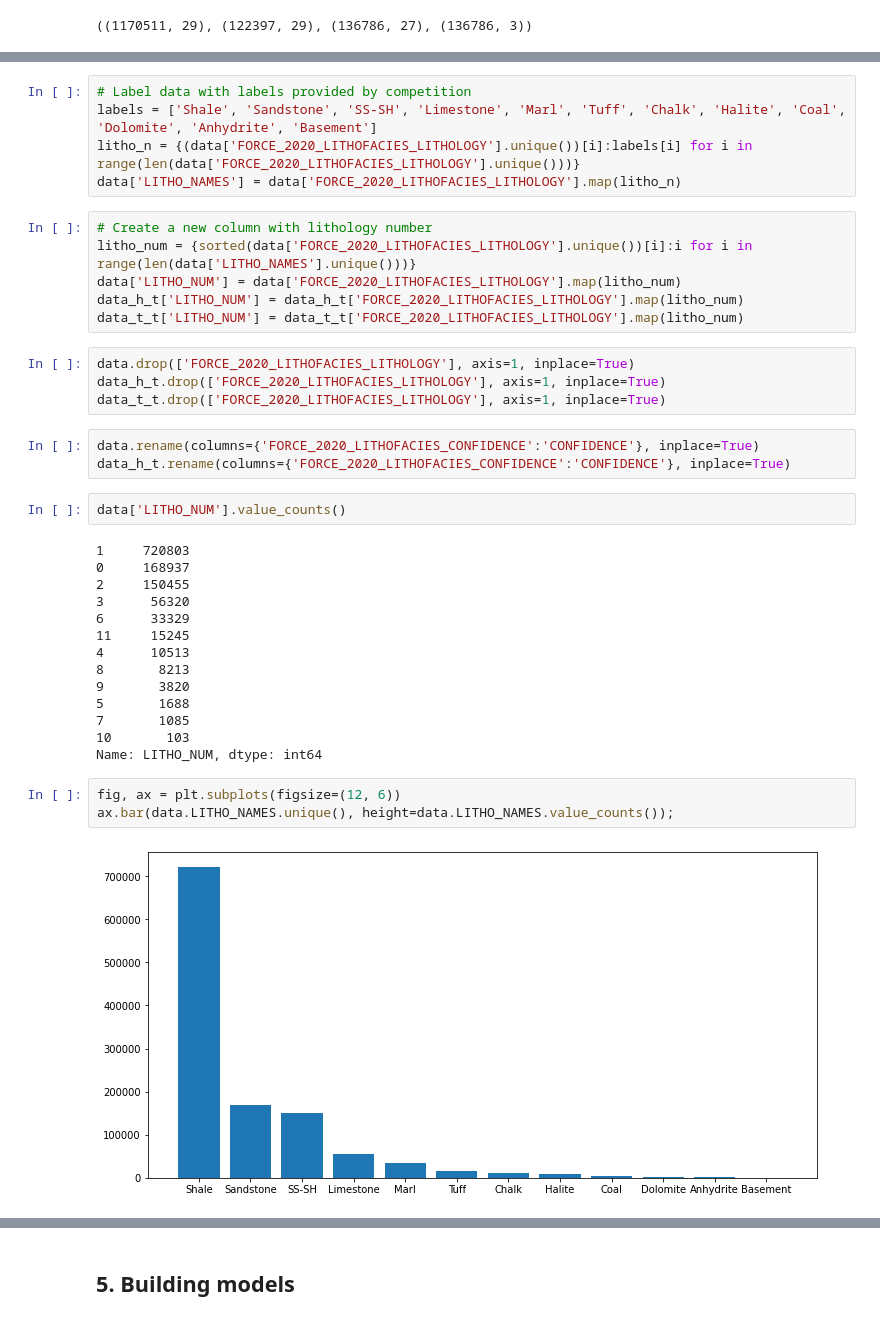
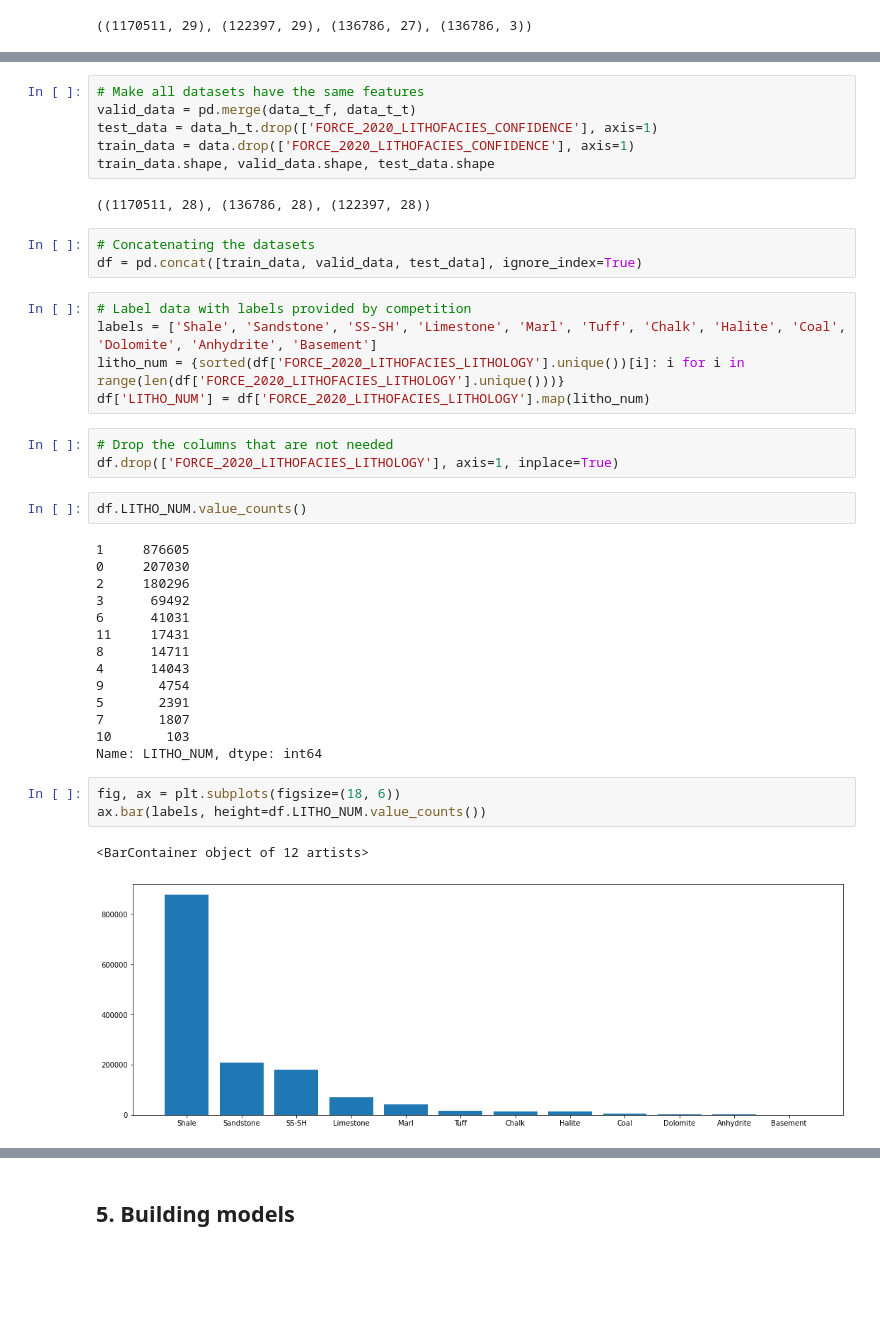
Before and after one commit to Dnbg1982/Oil-Gas-Projects, a Jupyter notebook: Exploration/Notebooks/LAS Files.ipynb, the cells around one changed output, grey strips where cells are left out. Drawn from its saved outputs; the diff is of its cells as text; blank space fills up the shorter version.

```diff
--- a/Exploration/Notebooks/LAS Files.ipynb
+++ b/Exploration/Notebooks/LAS Files.ipynb
@@ -232,40 +224,42 @@ Index(['FORCE_2020_LITHOFACIES_LITHOLOGY', 'FORCE_2020_LITHOFACIES_CONFIDENCE'],
+# %%
+# Make all datasets have the same features
+valid_data = pd.merge(data_t_f, data_t_t)
+test_data = data_h_t.drop(['FORCE_2020_LITHOFACIES_CONFIDENCE'], axis=1)
+train_data = data.drop(['FORCE_2020_LITHOFACIES_CONFIDENCE'], axis=1)
+train_data.shape, valid_data.shape, test_data.shape
+# %% [output]
+((1170511, 28), (136786, 28), (122397, 28))
+# %%
+# Concatenating the datasets
+df = pd.concat([train_data, valid_data, test_data], ignore_index=True)
 # %%
 # Label data with labels provided by competition
 labels = ['Shale', 'Sandstone', 'SS-SH', 'Limestone', 'Marl', 'Tuff', 'Chalk', 'Halite', 'Coal', 'Dolomite', 'Anhydrite', 'Basement']
-litho_n = {(data['FORCE_2020_LITHOFACIES_LITHOLOGY'].unique())[i]:labels[i] for i in range(len(data['FORCE_2020_LITHOFACIES_LITHOLOGY'].unique()))}
-data['LITHO_NAMES'] = data['FORCE_2020_LITHOFACIES_LITHOLOGY'].map(litho_n)
+litho_num = {sorted(df['FORCE_2020_LITHOFACIES_LITHOLOGY'].unique())[i]: i for i in range(len(df['FORCE_2020_LITHOFACIES_LITHOLOGY'].unique()))}
+df['LITHO_NUM'] = df['FORCE_2020_LITHOFACIES_LITHOLOGY'].map(litho_num)
-# %%
-# Create a new column with lithology number
-litho_num = {sorted(data['FORCE_2020_LITHOFACIES_LITHOLOGY'].unique())[i]:i for i in range(len(data['LITHO_NAMES'].unique()))}
-data['LITHO_NUM'] = data['FORCE_2020_LITHOFACIES_LITHOLOGY'].map(litho_num)
-data_h_t['LITHO_NUM'] = data_h_t['FORCE_2020_LITHOFACIES_LITHOLOGY'].map(litho_num)
-data_t_t['LITHO_NUM'] = data_t_t['FORCE_2020_LITHOFACIES_LITHOLOGY'].map(litho_num)
-# %%
-data.drop(['FORCE_2020_LITHOFACIES_LITHOLOGY'], axis=1, inplace=True)
-data_h_t.drop(['FORCE_2020_LITHOFACIES_LITHOLOGY'], axis=1, inplace=True)
-data_t_t.drop(['FORCE_2020_LITHOFACIES_LITHOLOGY'], axis=1, inplace=True)
-# %%
-data.rename(columns={'FORCE_2020_LITHOFACIES_CONFIDENCE':'CONFIDENCE'}, inplace=True)
-data_h_t.rename(columns={'FORCE_2020_LITHOFACIES_CONFIDENCE':'CONFIDENCE'}, inplace=True)
+# %%
+# Drop the columns that are not needed
+df.drop(['FORCE_2020_LITHOFACIES_LITHOLOGY'], axis=1, inplace=True)
 # %%
-data['LITHO_NUM'].value_counts()
+df.LITHO_NUM.value_counts()
 # %% [output]
-1     720803
-0     168937
-2     150455
-3      56320
-6      33329
-11     15245
-4      10513
-8       8213
-9       3820
-5       1688
-7       1085
+1     876605
+0     207030
+2     180296
+3      69492
+6      41031
+11     17431
+8      14711
+4      14043
+9       4754
+5       2391
+7       1807
 10       103
 Name: LITHO_NUM, dtype: int64
 # %%
-fig, ax = plt.subplots(figsize=(12, 6))
-ax.bar(data.LITHO_NAMES.unique(), height=data.LITHO_NAMES.value_counts());
+fig, ax = plt.subplots(figsize=(18, 6))
+ax.bar(labels, height=df.LITHO_NUM.value_counts())
 # %% [output]
+<BarContainer object of 12 artists>
-[figure, old version]
+[figure, new version]
 # %%
```
Also changed, not shown: parts of 28 cells of this notebook.
